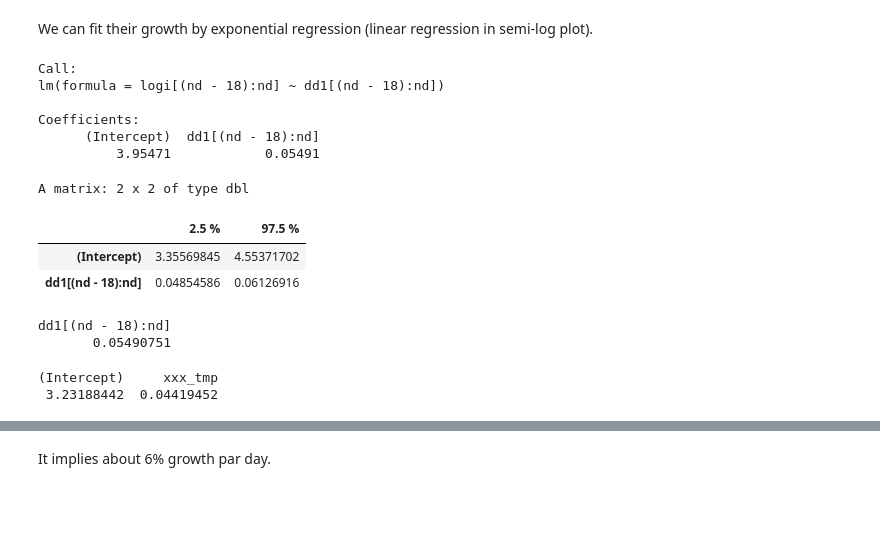
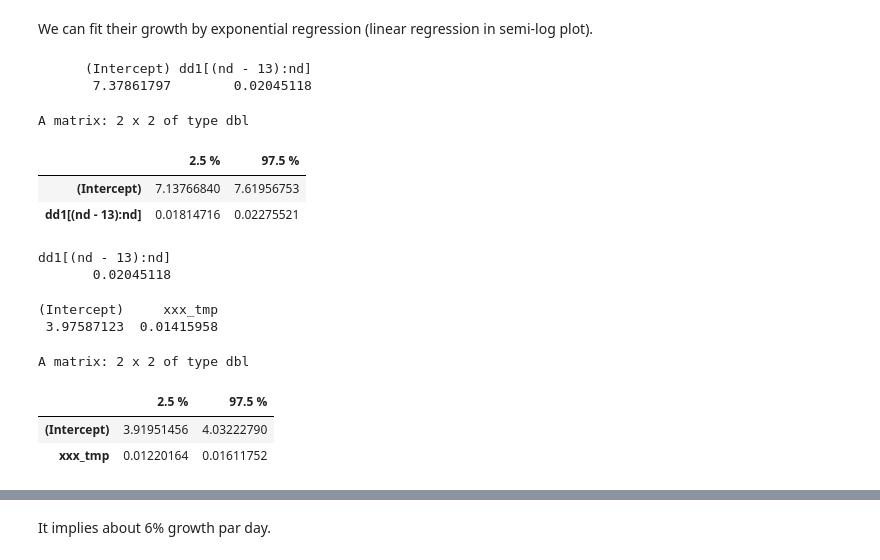
Before and after one commit to naono-git/covid19, a Jupyter notebook: covid19.nara.2.ipynb, the cells around one changed output, grey strips where cells are left out. Cells and saved outputs as stored; diff of their text form; code cells hidden in the pictures; blank space fills up the shorter version.

```diff
--- a/covid19.nara.2.ipynb
+++ b/covid19.nara.2.ipynb
@@ -525,37 +536,37 @@ plotFigure(function(){
 We can fit their growth by exponential regression (linear regression in semi-log plot).
 # %%
 ## We focus on the latter growth (D > Feb. 11th)
-lm_all <- lm(logi[(nd-18):nd]~dd1[(nd-18):nd])
-lm_all
-confint(lm_all)
+lm_all <- lm(logi[(nd-13):nd]~dd1[(nd-13):nd])
+lm_all$coefficients
 
 ll_all <- lm_all$coefficients[2]
-ll_all
+
 cc_nara <- log(pref47.infected[nd2, "Nara"]) - ll_all*dd2[nd2]
 
 lm_kinki4 <- lapply(1:4,function(aa){
     pref <- pref_kinki4[aa]
     xxx_tmp <- dd2[(nd2-13):nd2]
     yyy_tmp <- log(pref47.infected[(nd2-13):nd2,pref])
     lm_tmp <- lm(yyy_tmp~xxx_tmp)
     return(lm_tmp)
 })
 names(lm_kinki4) <- pref_kinki4
 lm_kinki4[["Nara"]]$coefficients
+confint(lm_kinki4[["Nara"]])
 # cc_nara <- lm_kinki4[["Nara"]]$coefficients[1]
 ll_nara <- lm_kinki4[["Nara"]]$coefficients[2]
 # %% [output]
-Call:
-lm(formula = logi[(nd - 18):nd] ~ dd1[(nd - 18):nd])
-
-Coefficients:
-      (Intercept)  dd1[(nd - 18):nd]
-          3.95471            0.05491
+      (Intercept) dd1[(nd - 13):nd]
+       7.37861797        0.02045118
 A matrix: 2 x 2 of type dbl
 |  | 2.5 % | 97.5 % |
-| (Intercept) | 3.35569845 | 4.55371702 |
-| dd1[(nd - 18):nd] | 0.04854586 | 0.06126916 |
+| (Intercept) | 7.13766840 | 7.61956753 |
+| dd1[(nd - 13):nd] | 0.01814716 | 0.02275521 |
-dd1[(nd - 18):nd]
-       0.05490751
+dd1[(nd - 13):nd]
+       0.02045118
 (Intercept)     xxx_tmp
- 3.23188442  0.04419452
+ 3.97587123  0.01415958
+A matrix: 2 x 2 of type dbl
+|  | 2.5 % | 97.5 % |
+| (Intercept) | 3.91951456 | 4.03222790 |
+| xxx_tmp | 0.01220164 | 0.01611752 |
```
Also changed, not shown: parts of 21 cells of this notebook, 6 other files.
